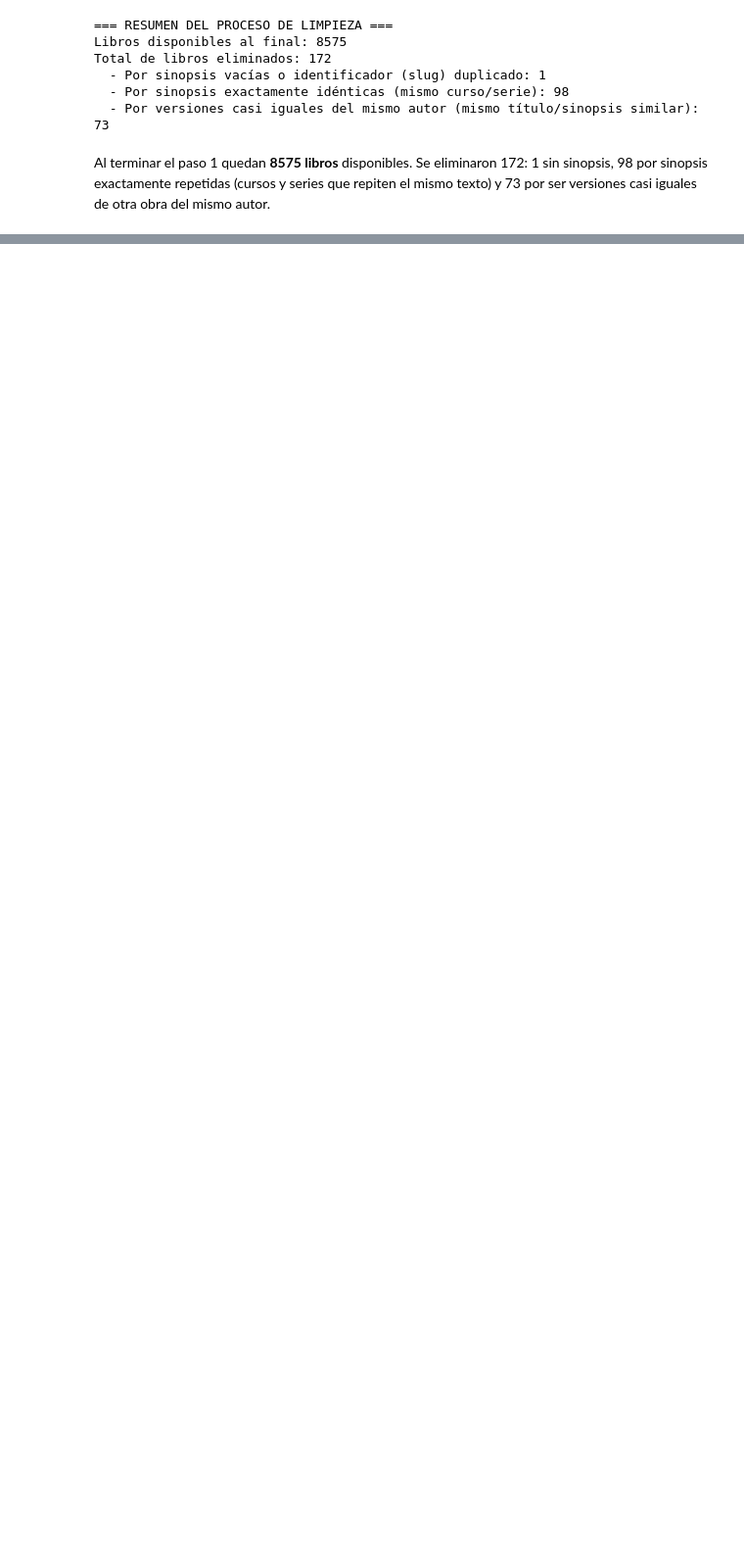
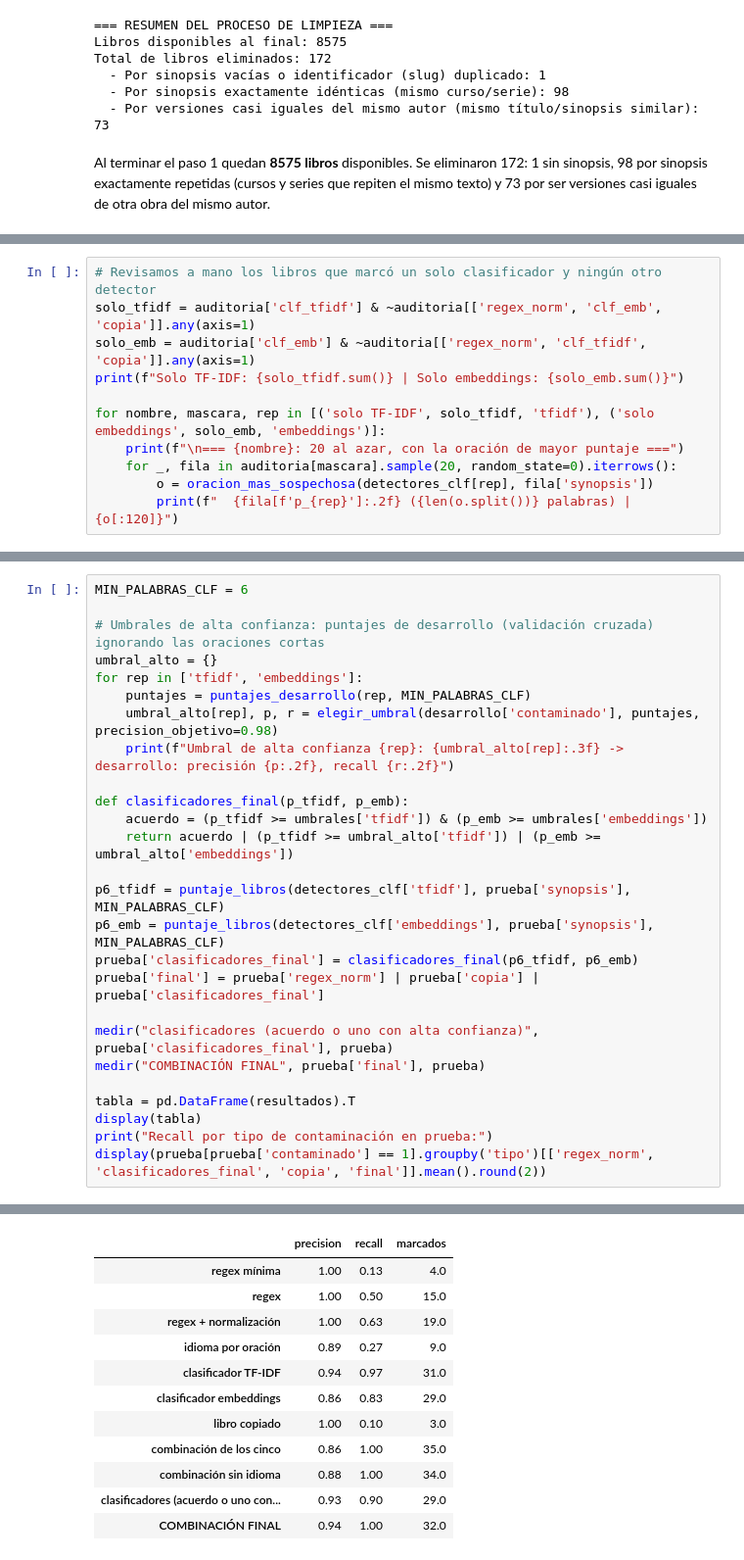
Before and after one commit to federicomaguirre/procesamiento-lenguaje-natural, a Jupyter notebook: tp3/TP3_marquardt_aguirre_venesia_zappala.ipynb, the cells around one changed output, grey strips where cells are left out. Shown at 98% size. Saved outputs shown, nothing was run; the diff lists cells and outputs as text; blank space fills up the shorter version.

```diff
--- a/tp3/TP3_marquardt_aguirre_venesia_zappala.ipynb
+++ b/tp3/TP3_marquardt_aguirre_venesia_zappala.ipynb
@@ -277,0 +1009,11 @@ Al terminar el paso 1 quedan **8575 libros** disponibles. Se eliminaron 172: 1 s
+# %%
+# Revisamos a mano los libros que marcó un solo clasificador y ningún otro detector
+solo_tfidf = auditoria['clf_tfidf'] & ~auditoria[['regex_norm', 'clf_emb', 'copia']].any(axis=1)
+solo_emb = auditoria['clf_emb'] & ~auditoria[['regex_norm', 'clf_tfidf', 'copia']].any(axis=1)
+print(f"Solo TF-IDF: {solo_tfidf.sum()} | Solo embeddings: {solo_emb.sum()}")
+
+for nombre, mascara, rep in [('solo TF-IDF', solo_tfidf, 'tfidf'), ('solo embeddings', solo_emb, 'embeddings')]:
+    print(f"\n=== {nombre}: 20 al azar, con la oración de mayor puntaje ===")
+    for _, fila in auditoria[mascara].sample(20, random_state=0).iterrows():
+        o = oracion_mas_sospechosa(detectores_clf[rep], fila['synopsis'])
+        print(f"  {fila[f'p_{rep}']:.2f} ({len(o.split())} palabras) | {o[:120]}")
@@ -277,0 +1049,27 @@ Al terminar el paso 1 quedan **8575 libros** disponibles. Se eliminaron 172: 1 s
+# %%
+MIN_PALABRAS_CLF = 6
+
+# Umbrales de alta confianza: puntajes de desarrollo (validación cruzada) ignorando las oraciones cortas
+umbral_alto = {}
+for rep in ['tfidf', 'embeddings']:
+    puntajes = puntajes_desarrollo(rep, MIN_PALABRAS_CLF)
+    umbral_alto[rep], p, r = elegir_umbral(desarrollo['contaminado'], puntajes, precision_objetivo=0.98)
+    print(f"Umbral de alta confianza {rep}: {umbral_alto[rep]:.3f} -> desarrollo: precisión {p:.2f}, recall {r:.2f}")
+
+def clasificadores_final(p_tfidf, p_emb):
+    acuerdo = (p_tfidf >= umbrales['tfidf']) & (p_emb >= umbrales['embeddings'])
+    return acuerdo | (p_tfidf >= umbral_alto['tfidf']) | (p_emb >= umbral_alto['embeddings'])
+
+p6_tfidf = puntaje_libros(detectores_clf['tfidf'], prueba['synopsis'], MIN_PALABRAS_CLF)
+p6_emb = puntaje_libros(detectores_clf['embeddings'], prueba['synopsis'], MIN_PALABRAS_CLF)
+prueba['clasificadores_final'] = clasificadores_final(p6_tfidf, p6_emb)
+prueba['final'] = prueba['regex_norm'] | prueba['copia'] | prueba['clasificadores_final']
+
+medir("clasificadores (acuerdo o uno con alta confianza)", prueba['clasificadores_final'], prueba)
+medir("COMBINACIÓN FINAL", prueba['final'], prueba)
+
+tabla = pd.DataFrame(resultados).T
+display(tabla)
+print("Recall por tipo de contaminación en prueba:")
+display(prueba[prueba['contaminado'] == 1].groupby('tipo')[['regex_norm', 'clasificadores_final', 'copia', 'final']].mean().round(2))
+# %% [output]
@@ -277,0 +1080,12 @@ Al terminar el paso 1 quedan **8575 libros** disponibles. Se eliminaron 172: 1 s
+|  | precision | recall | marcados |
+| regex mínima | 1.00 | 0.13 | 4.0 |
+| regex | 1.00 | 0.50 | 15.0 |
+| regex + normalización | 1.00 | 0.63 | 19.0 |
+| idioma por oración | 0.89 | 0.27 | 9.0 |
+| clasificador TF-IDF | 0.94 | 0.97 | 31.0 |
+| clasificador embeddings | 0.86 | 0.83 | 29.0 |
+| libro copiado | 1.00 | 0.10 | 3.0 |
+| combinación de los cinco | 0.86 | 1.00 | 35.0 |
+| combinación sin idioma | 0.88 | 1.00 | 34.0 |
+| clasificadores (acuerdo o uno con... | 0.93 | 0.90 | 29.0 |
+| COMBINACIÓN FINAL | 0.94 | 1.00 | 32.0 |
```
Also changed, not shown: parts of 47 cells of this notebook, 1 other file.
